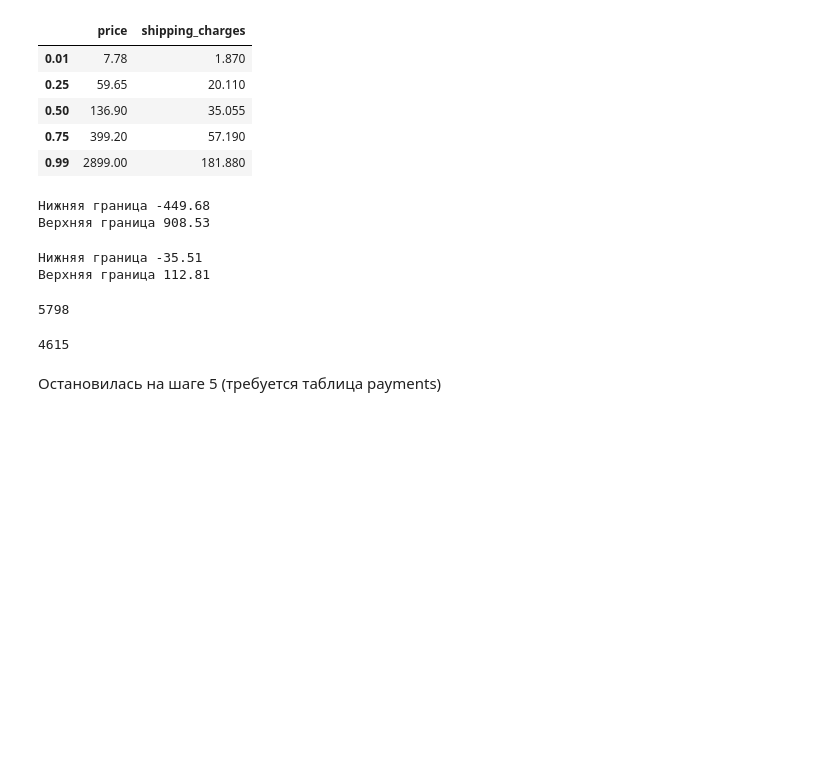
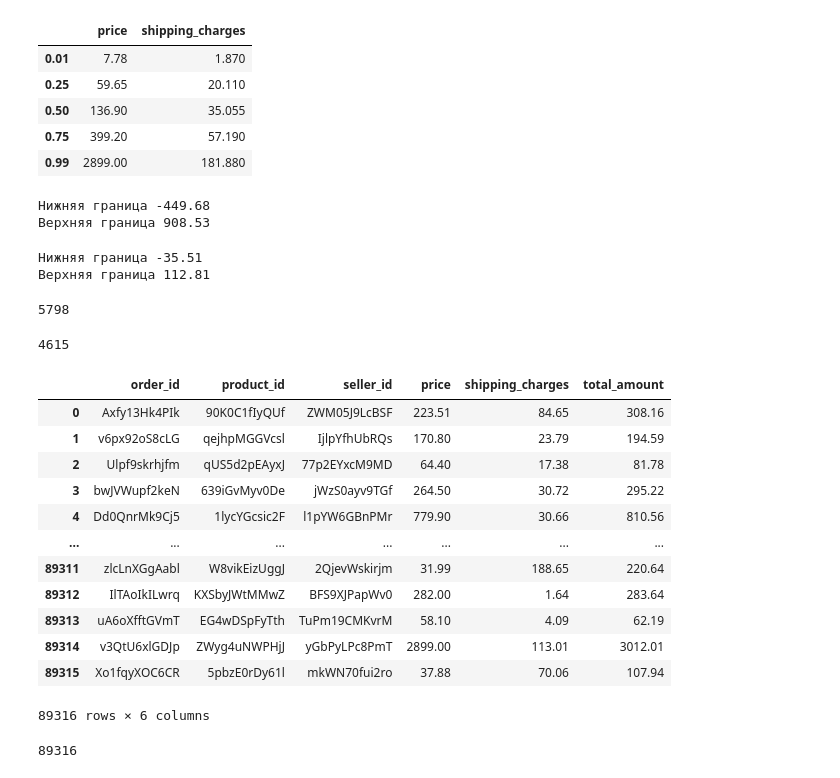
Before and after one commit to mkudim/Exploratory_data_analysis_EDA, a Jupyter notebook: Ecom_orders_supply/EDA/EDA_orderitems.ipynb, the cells around one changed output. Cells and saved outputs as stored; diff of their text form; code cells hidden in the pictures; blank space fills up the shorter version.

```diff
--- a/Ecom_orders_supply/EDA/EDA_orderitems.ipynb
+++ b/Ecom_orders_supply/EDA/EDA_orderitems.ipynb
@@ -186,5 +186,25 @@ df_oi.query('price > @high_limit_price').shape[0]
 df_oi.query('shipping_charges > @high_limit_ship_charge').shape[0]
 # %% [output]
 4615
-# %% [markdown]
-Остановилась на шаге 5 (требуется таблица payments)
+# %%
+# проверим, что цены и расходы на логистику совпадают с оплатами
+df_oi['total_amount'] = df_oi['price'] + df_oi['shipping_charges']
+df_oi
+# %% [output]
+|  | order_id | product_id | seller_id | price | shipping_charges | total_amount |
+| 0 | Axfy13Hk4PIk | 90K0C1fIyQUf | ZWM05J9LcBSF | 223.51 | 84.65 | 308.16 |
+| 1 | v6px92oS8cLG | qejhpMGGVcsl | IjlpYfhUbRQs | 170.80 | 23.79 | 194.59 |
+| 2 | Ulpf9skrhjfm | qUS5d2pEAyxJ | 77p2EYxcM9MD | 64.40 | 17.38 | 81.78 |
+| 3 | bwJVWupf2keN | 639iGvMyv0De | jWzS0ayv9TGf | 264.50 | 30.72 | 295.22 |
+| 4 | Dd0QnrMk9Cj5 | 1lycYGcsic2F | l1pYW6GBnPMr | 779.90 | 30.66 | 810.56 |
+| ... | ... | ... | ... | ... | ... | ... |
+| 89311 | zlcLnXGgAabl | W8vikEizUggJ | 2QjevWskirjm | 31.99 | 188.65 | 220.64 |
+| 89312 | IlTAoIkILwrq | KXSbyJWtMMwZ | BFS9XJPapWv0 | 282.00 | 1.64 | 283.64 |
+| 89313 | uA6oXfftGVmT | EG4wDSpFyTth | TuPm19CMKvrM | 58.10 | 4.09 | 62.19 |
+| 89314 | v3QtU6xlGDJp | ZWyg4uNWPHjJ | yGbPyLPc8PmT | 2899.00 | 113.01 | 3012.01 |
+| 89315 | Xo1fqyXOC6CR | 5pbzE0rDy61l | mkWN70fui2ro | 37.88 | 70.06 | 107.94 |
+89316 rows × 6 columns
+# %%
+df_oi['order_id'].nunique()
+# %% [output]
+89316
```
Also changed, not shown: parts of 15 cells of this notebook, 4 other files.
